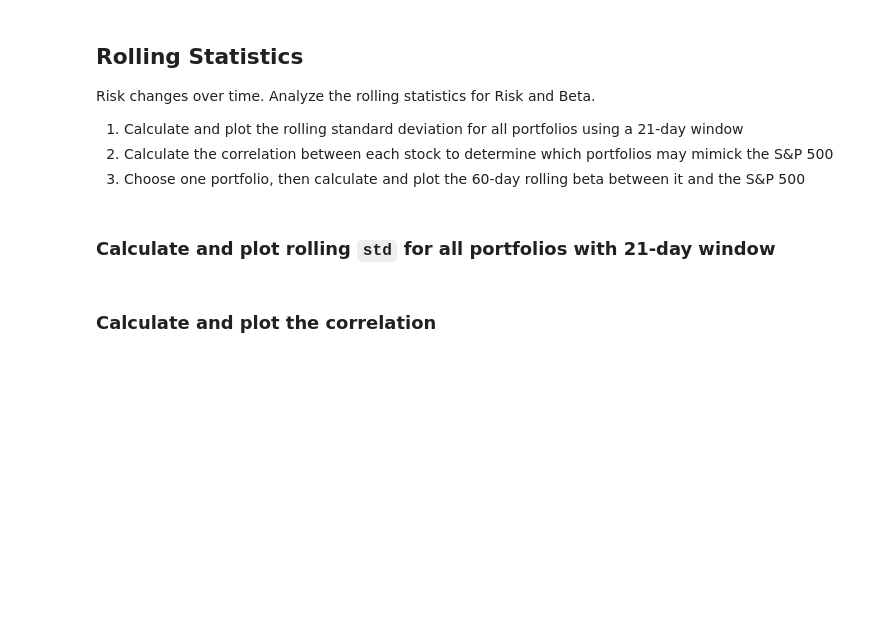
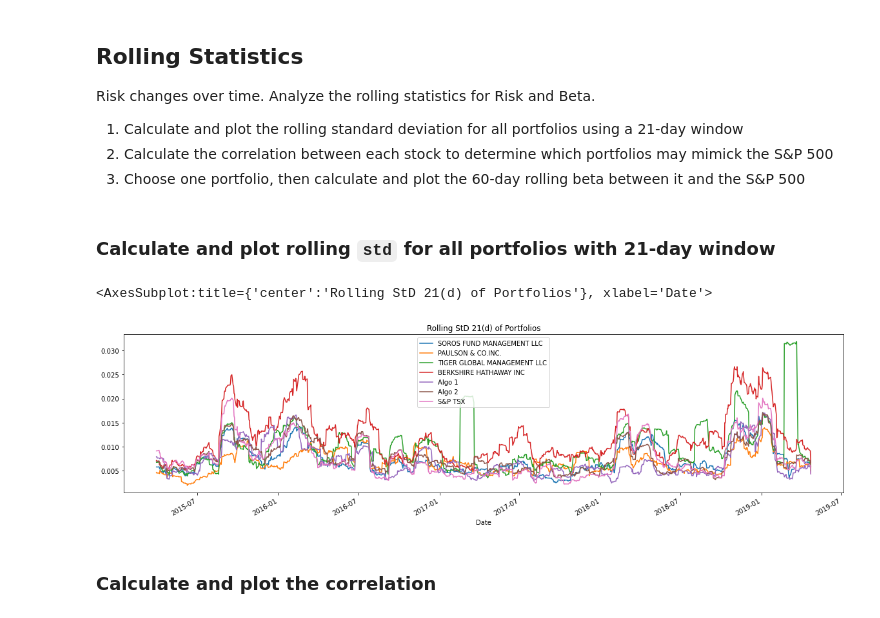
Before and after one commit to zeta1178/FinTech-Mod4-Challenge, a Jupyter notebook: whale_analysis.ipynb, the cells around one changed output. Drawn from its saved outputs; the diff is of its cells as text; code cells hidden in the pictures; blank space fills up the shorter version.

```diff
--- a/whale_analysis.ipynb
+++ b/whale_analysis.ipynb
@@ -129,2 +316,25 @@ Risk changes over time. Analyze the rolling statistics for Risk and Beta.
+# %%
+# Calculate the rolling standard deviation for all portfolios using a 21-day window
+# cmb_df_sfm=combined_df['SOROS FUND MANAGEMENT LLC']
+# cmb_df_pci=combined_df['PAULSON & CO.INC. ']
+# cmb_df_tgm=combined_df['TIGER GLOBAL MANAGEMENT LLC']
+# cmb_df_bhi=combined_df['BERKSHIRE HATHAWAY INC']
+# cmb_df_alg1=combined_df['Algo 1']
+# cmb_df_alg2=combined_df['Algo 2']
+# cmb_df_sptx=combined_df['S&P TSX']
+#
+combined_df_roll_std_21W=combined_df.rolling(window=21).std()
+# Plot the rolling standard deviation
+# cmb_df_sfm.rolling(window=21).std().plot(figsize=(20,5),title="Rolling StD 21(d) of Soros",color='b', legend=True, subplots=True)
+# cmb_df_pci.rolling(window=21).std().plot(figsize=(20,5),title="Rolling StD 21(d) of PAULSON ",color='g', legend=True, subplots=True)
+# cmb_df_tgm.rolling(window=21).std().plot(figsize=(20,5),title="Rolling StD 21(d) of Tiger ",color='r', legend=True, subplots=True)
+# cmb_df_bhi.rolling(window=21).std().plot(figsize=(20,5),title="Rolling StD 21(d) of Berkshire ",color='c', legend=True, subplots=True)
+# cmb_df_alg1.rolling(window=21).std().plot(figsize=(20,5),title="Rolling StD 21(d) of Algo 1 ",color='m', legend=True, subplots=True)
+# cmb_df_alg2.rolling(window=21).std().plot(figsize=(20,5),title="Rolling StD 21(d) of Algo 2 ",color='y', legend=True, subplots=True)
+# cmb_df_sptx.rolling(window=21).std().plot(figsize=(20,5),title="Rolling StD 21(d) of S&P 500 ",color='k', legend=True, subplots=True)
+combined_df_roll_std_21W.plot(figsize=(20,5),title="Rolling StD 21(d) of Portfolios", legend=True)
+# %% [output]
+<AxesSubplot:title={'center':'Rolling StD 21(d) of Portfolios'}, xlabel='Date'>
+[figure, added]
 # %% [markdown]
 ### Calculate and plot the correlation
```
Also changed, not shown: parts of 61 cells of this notebook, 1 other file.
